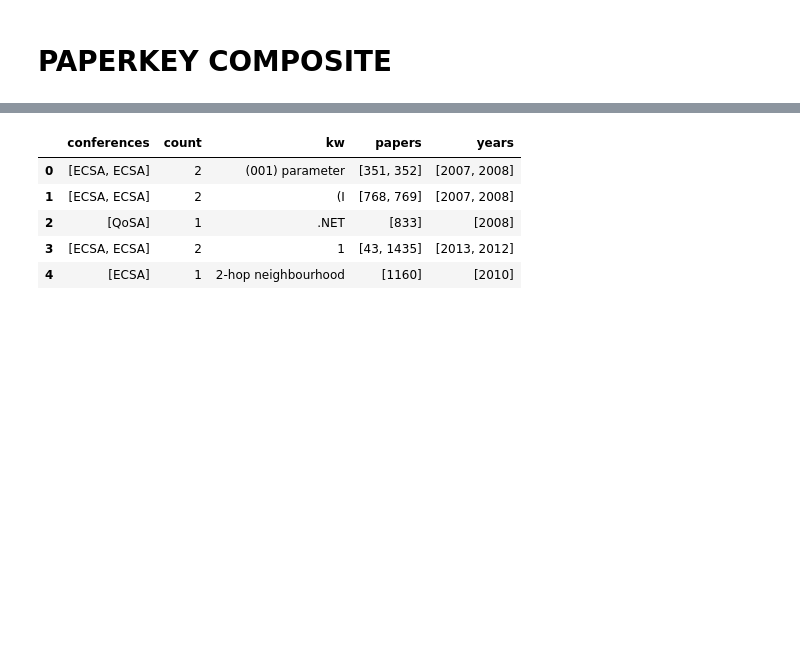
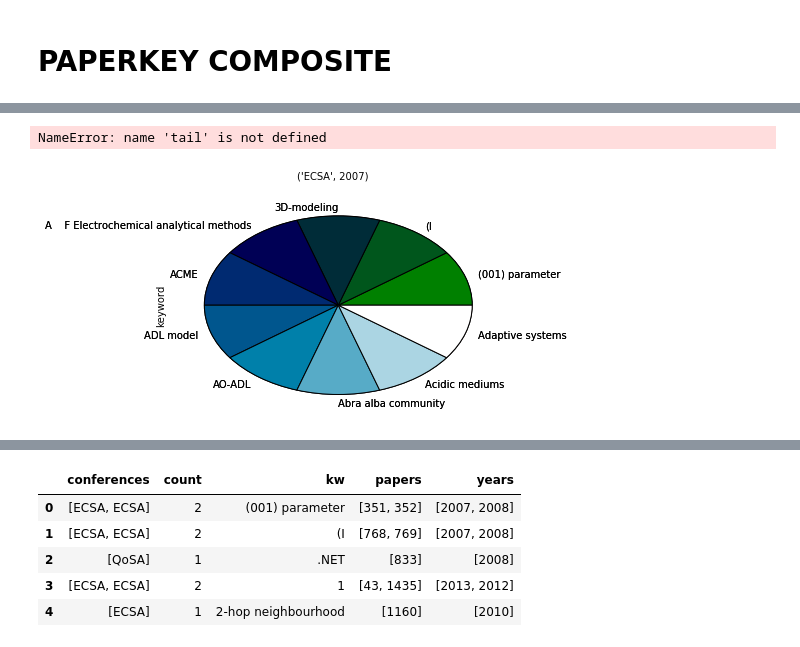
Before and after one commit to noveroa/DataBases, a Jupyter notebook: sqlStart/newSqlNotebooknew_compositesadded.ipynb, the cells around one changed output, grey strips where cells are left out. Cells and saved outputs as stored; diff of their text form; code cells hidden in the pictures; blank space fills up the shorter version.

Commit message:
keyword searching by conf and imagescharts added seaborn working!

```diff
--- a/sqlStart/newSqlNotebooknew_compositesadded.ipynb
+++ b/sqlStart/newSqlNotebooknew_compositesadded.ipynb
@@ -193,4 +165,0 @@ def getContentsPaperKW():
-# %%
-m, f = getPapersKWgroup('keyword')
-m.head()
-f.head()
@@ -227,0 +189,6 @@ ctsmerge = cts.merge(m, on = 'keyword')
+# %%
+
+keywordcts = f.get_group(('ECSA', 2007)).groupby(["keyword"])["keyword"].count()
+
+top10 = keywordcts.sort_values(ascending = False)
+top10.head()
@@ -227,0 +203,12 @@ ctsmerge = cts.merge(m, on = 'keyword')
+# %%
+
+keywordcts.head(10).plot(kind = 'pie')
+getPieOne(keywordcts.head(10), ('ECSA', 2007) )
+kwdf = keywordcts.head(10)
+new = pd.DataFrame(kwdf).rename(columns = {'keyword' : 'count'})
+new
+getPieOne(new, ('ECSA', 2007))
+getBar(new, ('ECSA', 2007))
+# %% [output]
+NameError: name 'tail' is not defined
+[figure, added]
```
Also changed, not shown: parts of 13 cells of this notebook, 5 other files.
